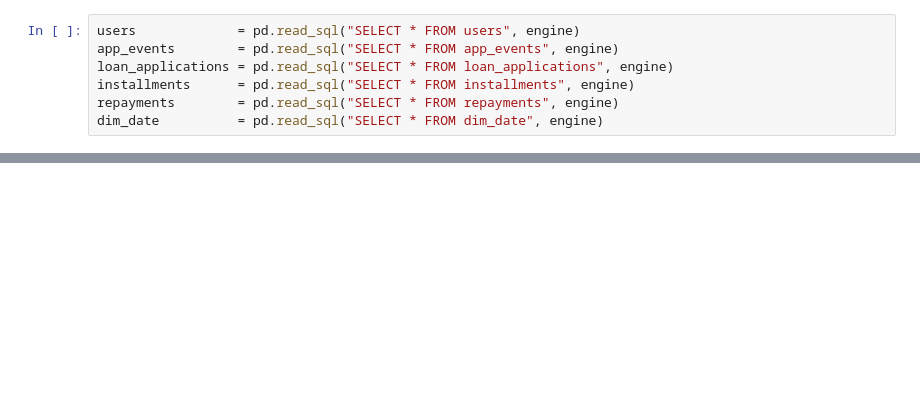
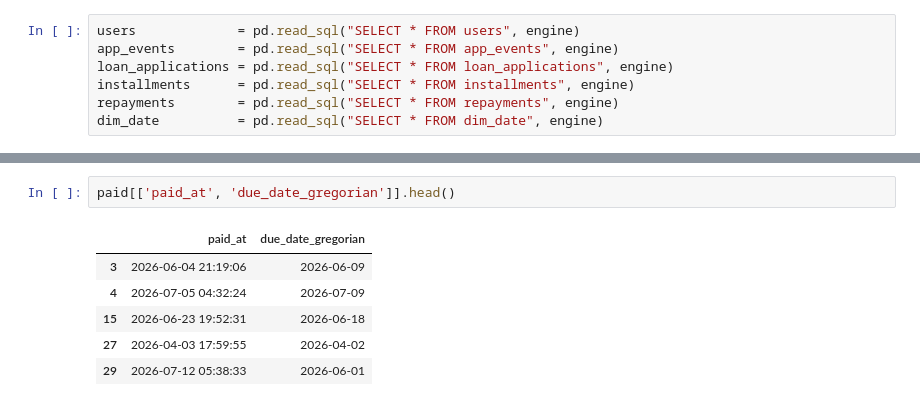
Before and after one commit to pxsa/digi-shahr-customer-behavior, a Jupyter notebook: analysis/investigation.ipynb, the cells around one changed output, grey strips where cells are left out. Cells and saved outputs as stored; diff of their text form; blank space fills up the shorter version.

```diff
--- a/analysis/investigation.ipynb
+++ b/analysis/investigation.ipynb
@@ -344,0 +137,9 @@ print("\n✅ محاسبات کامل شد!")
+# %%
+paid[['paid_at', 'due_date_gregorian']].head()
+# %% [output]
+|  | paid_at | due_date_gregorian |
+| 3 | 2026-06-04 21:19:06 | 2026-06-09 |
+| 4 | 2026-07-05 04:32:24 | 2026-07-09 |
+| 15 | 2026-06-23 19:52:31 | 2026-06-18 |
+| 27 | 2026-04-03 17:59:55 | 2026-04-02 |
+| 29 | 2026-07-12 05:38:33 | 2026-06-01 |
```
Also changed, not shown: parts of 58 cells of this notebook.
